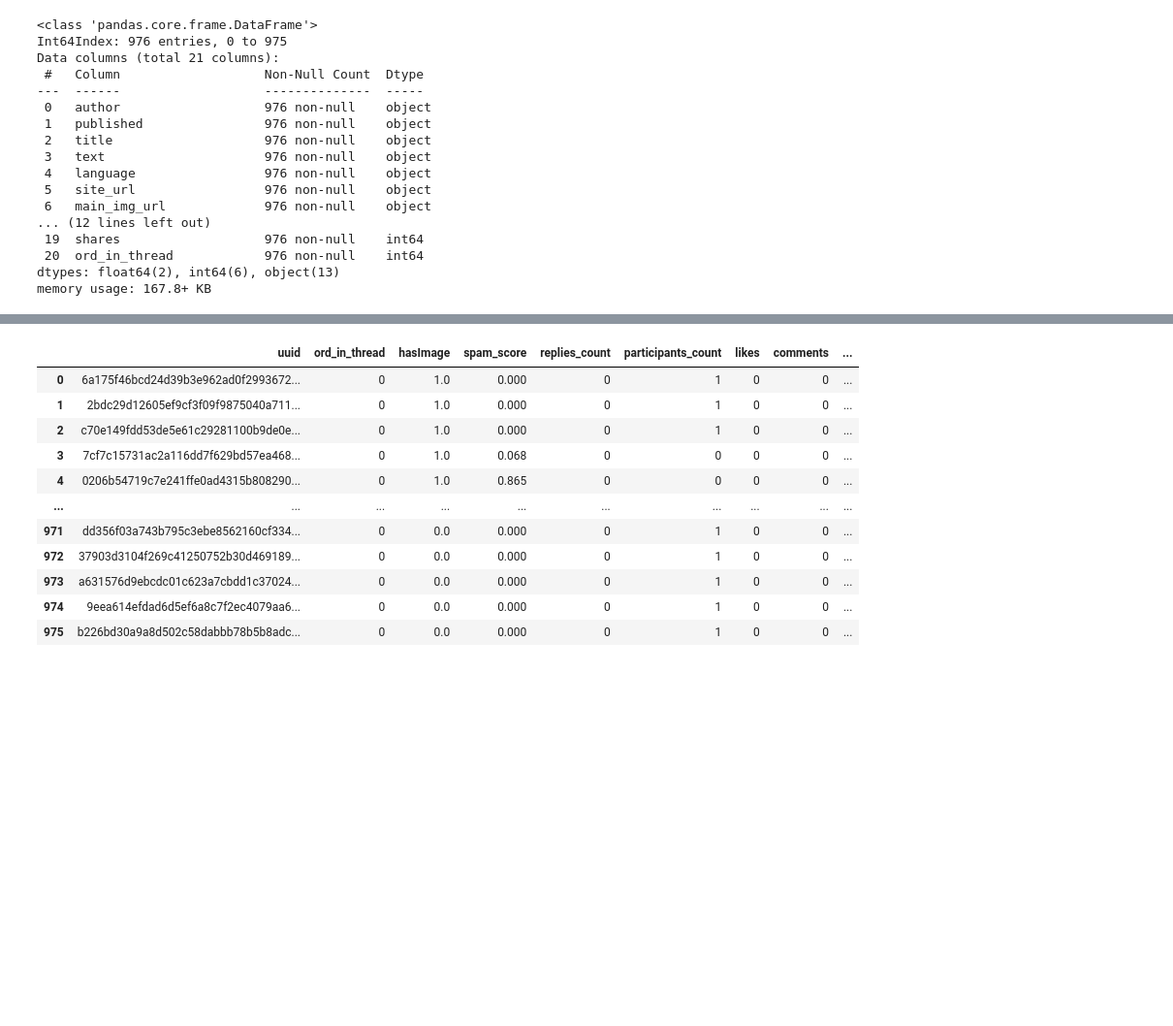
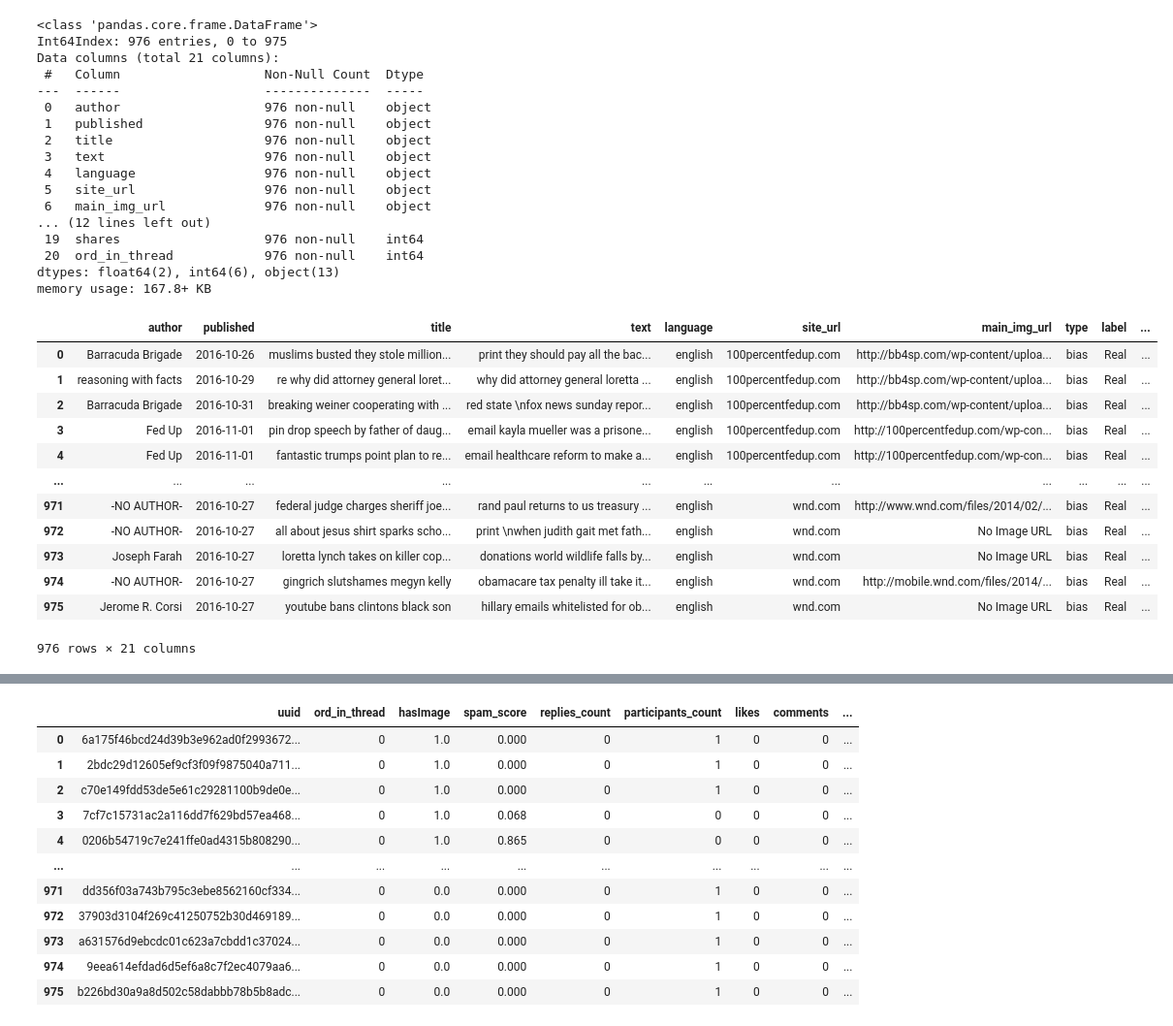
Before and after one commit to charlotterotner/Fake-News-Analysis, a Jupyter notebook: Database_Integration/Extract_Clean_Data.ipynb, the cells around one changed output, grey strips where cells are left out. Shown: that part at 97% size. Cells and saved outputs as stored; diff of their text form; code cells hidden in the pictures; blank space fills up the shorter version.

Commit message:
reformatted 'published' column to be in a date format

```diff
--- a/Database_Integration/Extract_Clean_Data.ipynb
+++ b/Database_Integration/Extract_Clean_Data.ipynb
@@ -216,3 +216,21 @@ Data columns (total 21 columns):
  20  ord_in_thread            976 non-null    int64
 dtypes: float64(2), int64(6), object(13)
 memory usage: 167.8+ KB
+# %%
+# Reformat the 'published' column so that it is in Y-m-d datetime format
+merged_df['published'] = merged_df['published'].map(lambda x : str(x).split("T")[0])
+merged_df
+# %% [output]
+|  | author | published | title | text | language | site_url | main_img_url | type | label | ... |
+| 0 | Barracuda Brigade | 2016-10-26 | muslims busted they stole million... | print they should pay all the bac... | english | 100percentfedup.com | http://bb4sp.com/wp-content/uploa... | bias | Real | ... |
+| 1 | reasoning with facts | 2016-10-29 | re why did attorney general loret... | why did attorney general loretta ... | english | 100percentfedup.com | http://bb4sp.com/wp-content/uploa... | bias | Real | ... |
+| 2 | Barracuda Brigade | 2016-10-31 | breaking weiner cooperating with ... | red state \nfox news sunday repor... | english | 100percentfedup.com | http://bb4sp.com/wp-content/uploa... | bias | Real | ... |
+| 3 | Fed Up | 2016-11-01 | pin drop speech by father of daug... | email kayla mueller was a prisone... | english | 100percentfedup.com | http://100percentfedup.com/wp-con... | bias | Real | ... |
+| 4 | Fed Up | 2016-11-01 | fantastic trumps point plan to re... | email healthcare reform to make a... | english | 100percentfedup.com | http://100percentfedup.com/wp-con... | bias | Real | ... |
+| ... | ... | ... | ... | ... | ... | ... | ... | ... | ... | ... |
+| 971 | -NO AUTHOR- | 2016-10-27 | federal judge charges sheriff joe... | rand paul returns to us treasury ... | english | wnd.com | http://www.wnd.com/files/2014/02/... | bias | Real | ... |
+| 972 | -NO AUTHOR- | 2016-10-27 | all about jesus shirt sparks scho... | print \nwhen judith gait met fath... | english | wnd.com | No Image URL | bias | Real | ... |
+| 973 | Joseph Farah | 2016-10-27 | loretta lynch takes on killer cop... | donations world wildlife falls by... | english | wnd.com | No Image URL | bias | Real | ... |
+| 974 | -NO AUTHOR- | 2016-10-27 | gingrich slutshames megyn kelly | obamacare tax penalty ill take it... | english | wnd.com | http://mobile.wnd.com/files/2014/... | bias | Real | ... |
+| 975 | Jerome R. Corsi | 2016-10-27 | youtube bans clintons black son | hillary emails whitelisted for ob... | english | wnd.com | No Image URL | bias | Real | ... |
+976 rows × 21 columns
```
Also changed, not shown: parts of 2 cells of this notebook, 1 other file.
